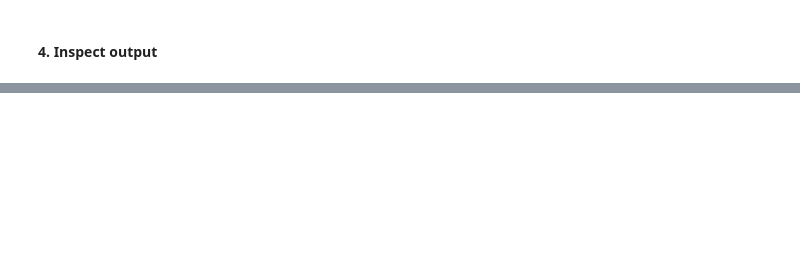
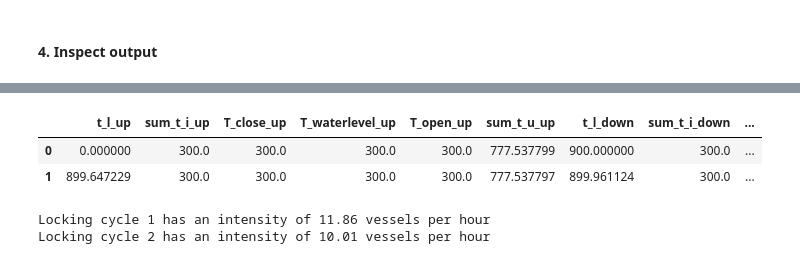
Before and after one commit to TUDelft-CITG/OpenTNSim, a Jupyter notebook: notebooks/0202 - Lock IC.ipynb, the cells around one changed output, grey strips where cells are left out. Cells and saved outputs as stored; diff of their text form; code cells hidden in the pictures; blank space fills up the shorter version.

Commit message:
Added a first attempt to extract detailed locking cycle info (to enable an estimate of I for a later I/C ratio)

```diff
--- a/notebooks/0202 - Lock IC.ipynb
+++ b/notebooks/0202 - Lock IC.ipynb
@@ -240,0 +446,5 @@ print(f"The average vessel delay is {np.round(np.average(delays).total_seconds()
+# %%
+leveling_cycles = get_vessels_during_leveling(lock, vessels)
+looptimes_df = calculate_cycle_looptimes(leveling_cycles, vessels)
+display(pd.DataFrame(leveling_cycles))
+display(looptimes_df)
@@ -240,0 +643,13 @@ print(f"The average vessel delay is {np.round(np.average(delays).total_seconds()
+# %%
+Tc_df = calculate_detailed_cycle_time(lock, vessels, leveling_cycles)
+Tc_df
+# %% [output]
+|  | t_l_up | sum_t_i_up | T_close_up | T_waterlevel_up | T_open_up | sum_t_u_up | t_l_down | sum_t_i_down | ... |
+| 0 | 0.000000 | 300.0 | 300.0 | 300.0 | 300.0 | 777.537799 | 900.000000 | 300.0 | ... |
+| 1 | 899.647229 | 300.0 | 300.0 | 300.0 | 300.0 | 777.537797 | 899.961124 | 300.0 | ... |
+# %%
+for index, row in Tc_df.iterrows():
+    print('Locking cycle {} has an intensity of {:.2f} vessels per hour'.format(index+1, row['C_s']))
+# %% [output]
+Locking cycle 1 has an intensity of 11.86 vessels per hour
+Locking cycle 2 has an intensity of 10.01 vessels per hour
```
Also changed, not shown: parts of 18 cells of this notebook.
